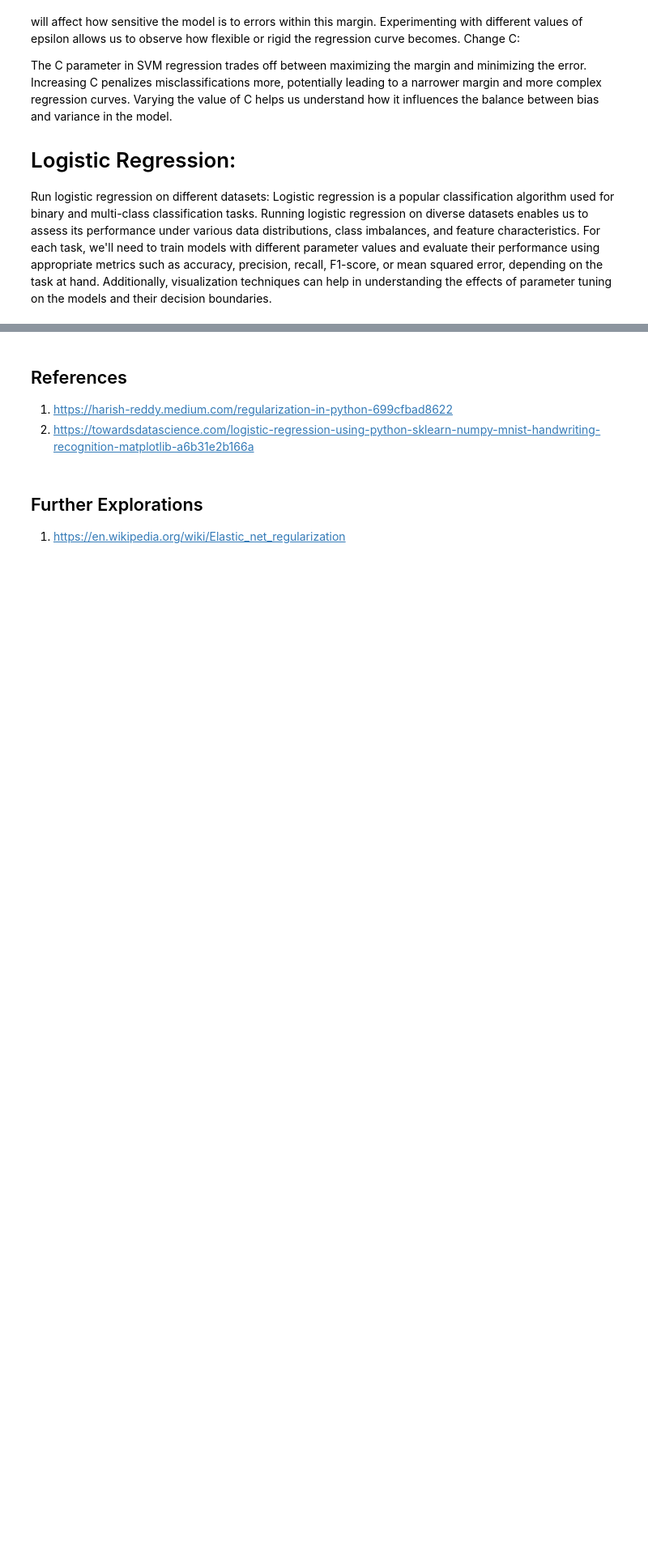
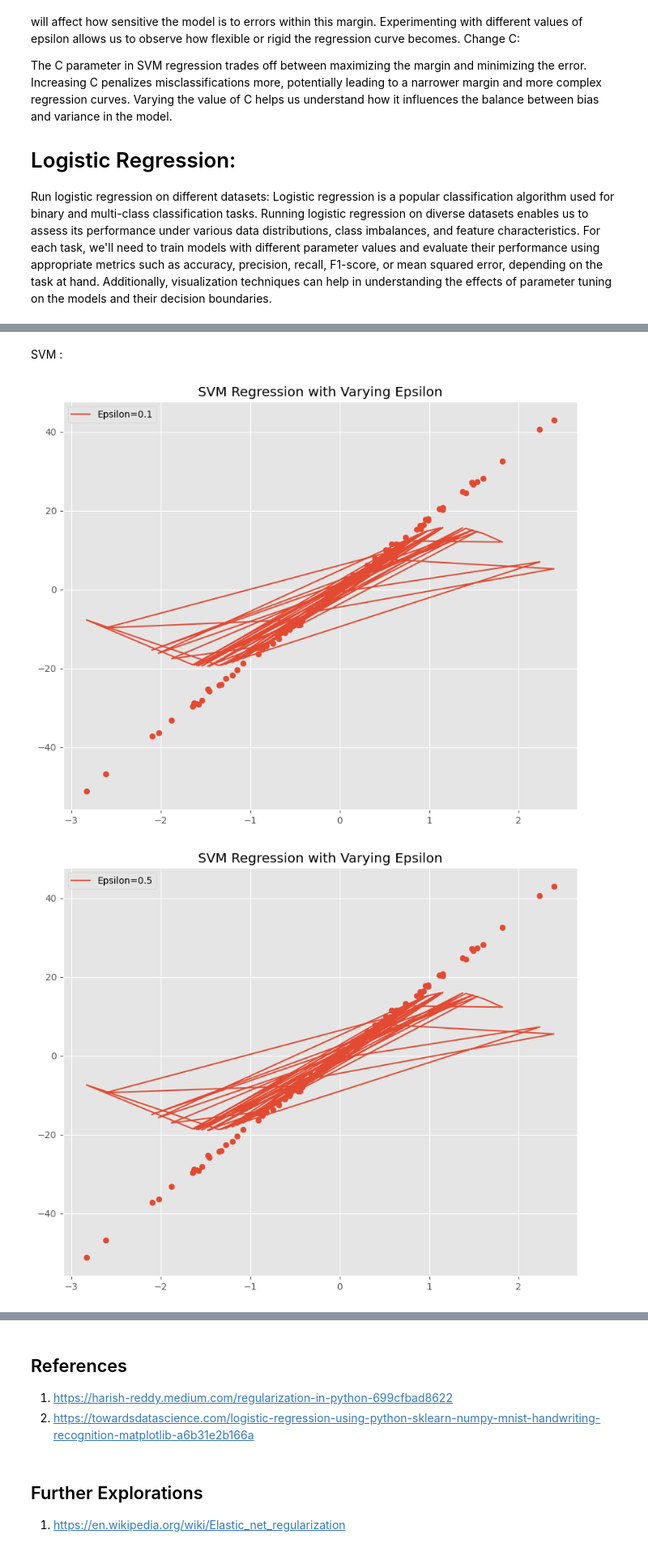
Before and after one commit to nikhithatemburu/FMML-Module-5-Project, a Jupyter notebook: Regression_Lab_3.ipynb, the cells around one changed output, grey strips where cells are left out. Shown at 81% size. Saved outputs shown, nothing was run; the diff lists cells and outputs as text; code cells hidden in the pictures; blank space fills up the shorter version.

```diff
--- a/Regression_Lab_3.ipynb
+++ b/Regression_Lab_3.ipynb
@@ -672,0 +721,33 @@ For each task, we'll need to train models with different parameter values and ev
+# %% [markdown]
+SVM :
+# %%
+from sklearn.svm import SVR
+import matplotlib.pyplot as plt
+
+# Generate sample dataset
+X, y = make_regression(n_samples=100, n_features=1, noise=0.5)
+
+# Varying epsilon
+epsilons = [0.1, 0.5, 1.0, 2.0]
+for epsilon in epsilons:
+    svr = SVR(epsilon=epsilon)
+    svr.fit(X, y)
+    plt.scatter(X, y)
+    plt.plot(X, svr.predict(X), label=f"Epsilon={epsilon}")
+    plt.legend()
+    plt.title("SVM Regression with Varying Epsilon")
+    plt.show()
+
+# Varying C
+Cs = [0.1, 1.0, 10.0, 100.0]
+for C in Cs:
+    svr = SVR(C=C)
+    svr.fit(X, y)
+    plt.scatter(X, y)
+    plt.plot(X, svr.predict(X), label=f"C={C}")
+    plt.legend()
+    plt.title("SVM Regression with Varying C")
+    plt.show()
+# %% [output]
+[figure, added]
+[figure, added]
```
Also changed, not shown: parts of 5 cells of this notebook.
